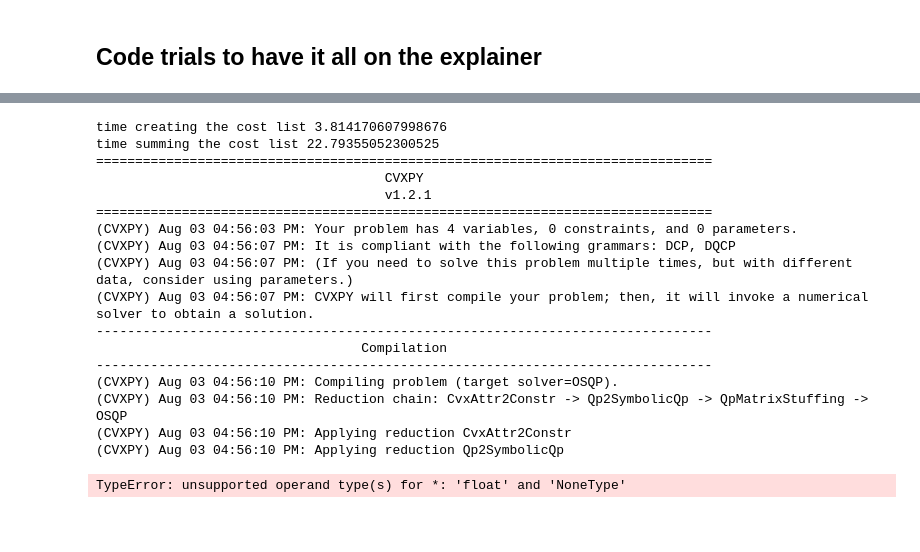
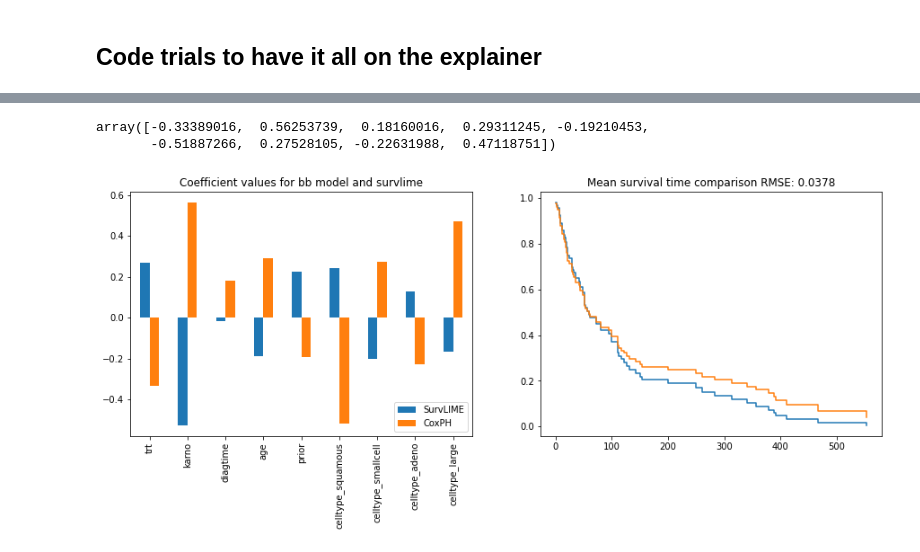
Before and after one commit to imatge-upc/SurvLIMEpy, a Jupyter notebook: survLime/notebooks/vetaran_notebook.ipynb, the cells around one changed output, grey strips where cells are left out. Cells and saved outputs as stored; diff of their text form; code cells hidden in the pictures; blank space fills up the shorter version.

Commit message:
now computes weights for all the test points

```diff
--- a/survLime/notebooks/vetaran_notebook.ipynb
+++ b/survLime/notebooks/vetaran_notebook.ipynb
@@ -38,7 +40,7 @@ times_val  = [x[1] for x in val[1]]
 events_test = [x[0] for x in test[1]]
 times_test  = [x[1] for x in test[1]]
 # %%
-model = CoxPHSurvivalAnalysis()
+model = CoxPHSurvivalAnalysis(alpha=0.0001)
 #model = RandomSurvivalForest()
 model.fit(train[0], train[1])
 model.score(test[0], test[1])
@@ -112,8 +64,22 @@ num_pat = 500
 explainer = survlime_tabular.LimeTabularExplainer(train[0], target_data=train[1], feature_names=columns, class_names=None,
                                                    categorical_features=None, verbose=True, mode='regression', discretize_continuous=False)
 
-H_i_j_wc, weights, log_correction, H_i_j_wc, Ho_t_, scaled_data = \
+H_i_j_wc, weights, log_correction, Ho_t_, scaled_data = \
                     explainer.explain_instance(test[0].iloc[0], model.predict_survival_function)
 # %%
-opt_val = prob.solve(verbose=True, solver=cp.ECOS)
+from tqdm import tqdm
+
+times_to_fill = list(set(times_train)); times_to_fill.sort()
+columns = test[0].columns.tolist()
+num_pat = 500
+
+explainer = survlime_tabular.LimeTabularExplainer(train[0], target_data=train[1], feature_names=columns, class_names=None,
+                                                   categorical_features=None, verbose=True, mode='regression', discretize_continuous=False)
+compt_weights = []
+for test_point in tqdm(test[0].values):
+    H_i_j_wc, weights, log_correction, Ho_t_, scaled_data = \
+                    explainer.explain_instance(test_point, model.predict_survival_function, num_samples = num_pat)
+
+    b_ = explainer.solve_opt_problem(H_i_j_wc, weights, log_correction, Ho_t_, scaled_data)
+    compt_weights.append(b_)
 # %% [output]
@@ -137,55 +90,16 @@ opt_val = prob.solve(verbose=True, solver=cp.ECOS)
+# %%
+computation_veteran = pd.DataFrame(compt_weights, columns=columns)
+
+
+#computation_veteran.to_csv('/home/carlos.hernandez/PhD/SurvLIME/veteran_surv_weights.csv', index=False)
 # %%
-start_time = timeit.default_timer()
-# code you want to evaluate
-timeit.default_timer() - start_time
-
-epsilon = 0.00000001
-n = train[0].shape[1]  # For now we are only using 3 features
-num_times = len(set(times_to_fill))-1
-b = cp.Variable(n)
-
-#cp.square(log_correction[k][j])
-#*(times_to_fill[j+1]-times_to_fill[j])
-# We are having Conconcave problems here!!
-cost = [weights[k]*cp.sum_squares((log(H_i_j_wc[k][j]+epsilon) - log(Ho_t_[j]+epsilon) - b @ scaled_data[k]))\
-         for k in range(num_pat) for j in range(num_times)] #
-#cost = [weights[k]*cp.norm((log(H_i_j_wc[k][j]+epsilon) - log(Ho_t_[j]+epsilon) - b @ scaled_data[k]),'inf') \
-#                                            for k in range(num_pat) for j in range(num_times)]
-print(f'time creating the cost list {timeit.default_timer() - start_time}')
-
-start_time = timeit.default_timer()
-cost_sum = cp.sum(cost)
-
-print(f'time summing the cost list {timeit.default_timer() - start_time}')
-start_time = timeit.default_timer()
-
-prob = cp.Problem(cp.Minimize(cost_sum))
-
-
-opt_val = prob.solve(verbose=True, max_iter=100000)
-print(f'time solving the problem {timeit.default_timer() - start_time}')
-b.value
+computation_veteran.mean().to_numpy()
 # %% [output]
-time creating the cost list 3.814170607998676
-time summing the cost list 22.79355052300525
-===============================================================================
-                                     CVXPY
-                                     v1.2.1
-===============================================================================
-(CVXPY) Aug 03 04:56:03 PM: Your problem has 4 variables, 0 constraints, and 0 parameters.
-(CVXPY) Aug 03 04:56:07 PM: It is compliant with the following grammars: DCP, DQCP
-(CVXPY) Aug 03 04:56:07 PM: (If you need to solve this problem multiple times, but with different data, consider using parameters.)
-(CVXPY) Aug 03 04:56:07 PM: CVXPY will first compile your problem; then, it will invoke a numerical solver to obtain a solution.
--------------------------------------------------------------------------------
-                                  Compilation
--------------------------------------------------------------------------------
-(CVXPY) Aug 03 04:56:10 PM: Compiling problem (target solver=OSQP).
-(CVXPY) Aug 03 04:56:10 PM: Reduction chain: CvxAttr2Constr -> Qp2SymbolicQp -> QpMatrixStuffing -> OSQP
-(CVXPY) Aug 03 04:56:10 PM: Applying reduction CvxAttr2Constr
-(CVXPY) Aug 03 04:56:10 PM: Applying reduction Qp2SymbolicQp
+array([-0.33389016,  0.56253739,  0.18160016,  0.29311245, -0.19210453,
+       -0.51887266,  0.27528105, -0.22631988,  0.47118751])
 # %%
 from survLime.utils.generic_utils import compare_survival_times
 
-compare_survival_times(model, b.value, train[0], train[1], test[0])
+compare_survival_times(model, computation_veteran.mean().to_numpy(), train[0], train[1], test[0])
 # %% [output]
-TypeError: unsupported operand type(s) for *: 'float' and 'NoneType'
+[figure, added]
```
Also changed, not shown: parts of 7 cells of this notebook, 3 other files.
